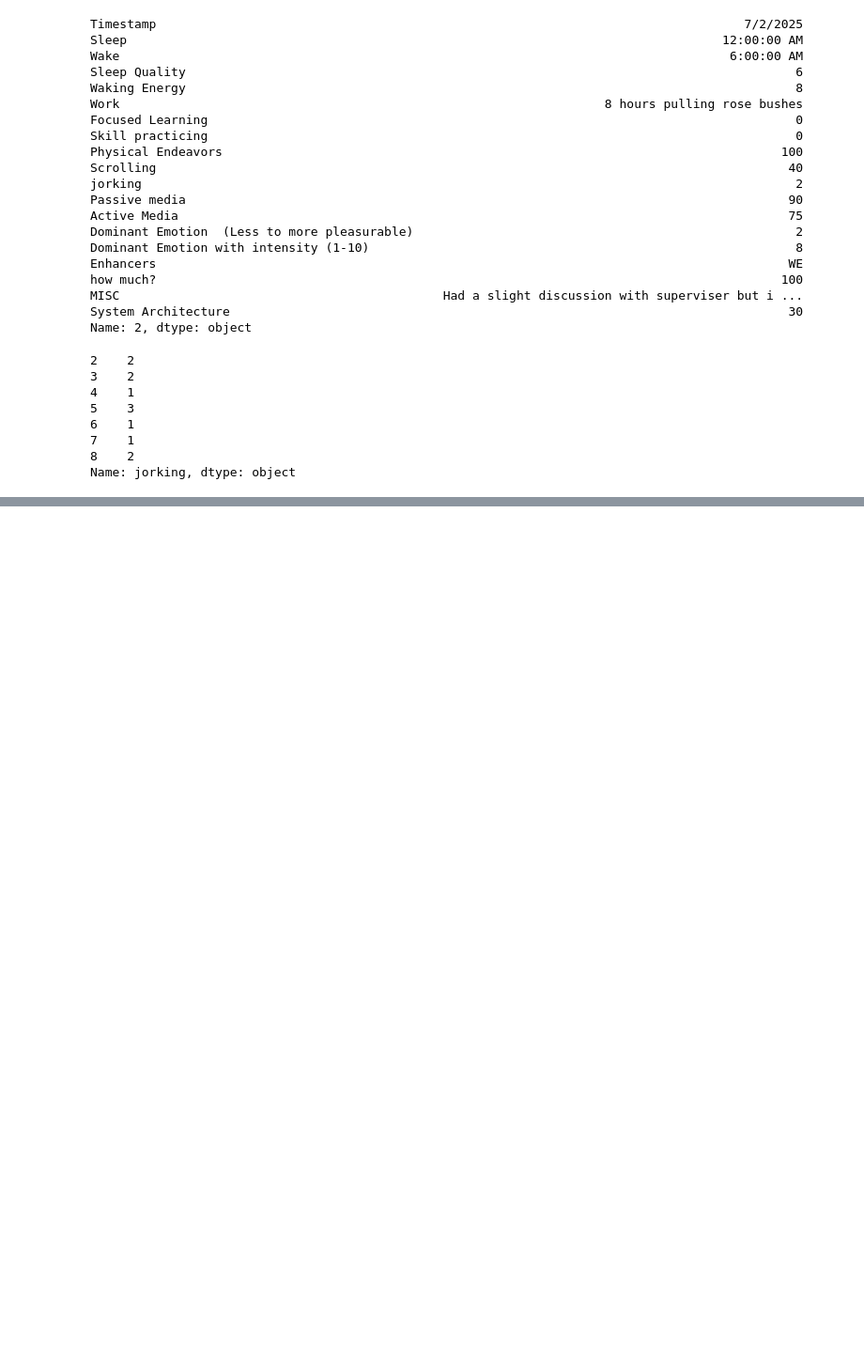
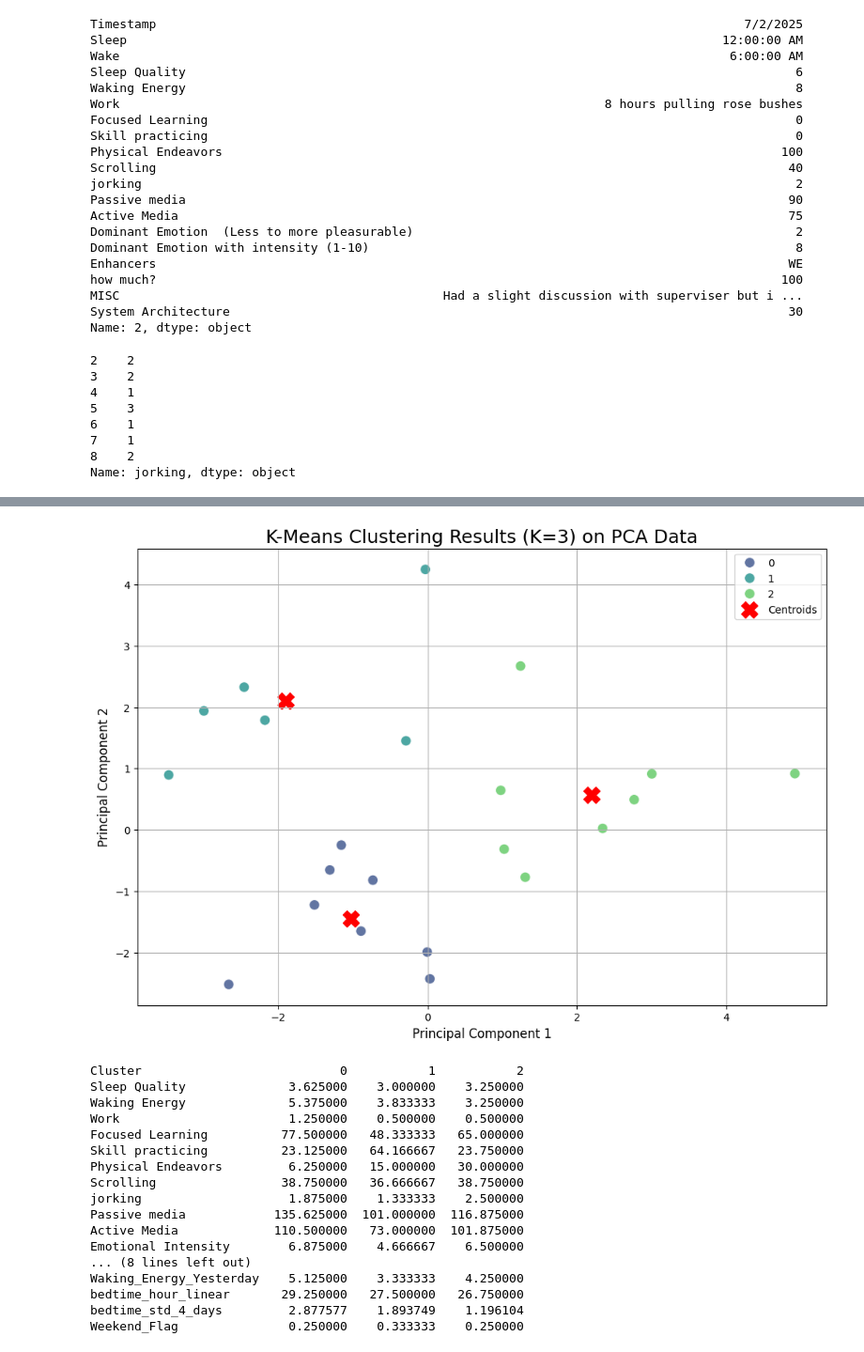
Before and after one commit to 8lak/Complex_Systems_Modeling, a Jupyter notebook: data_analysis_notebooks/01_EDA_and_Visualization.ipynb, the cells around one changed output, grey strips where cells are left out. Shown at 94% size. Drawn from its saved outputs; the diff is of its cells as text; code cells hidden in the pictures; blank space fills up the shorter version.

```diff
--- a/data_analysis_notebooks/01_EDA_and_Visualization.ipynb
+++ b/data_analysis_notebooks/01_EDA_and_Visualization.ipynb
@@ -201,0 +485,75 @@ plt.show()
+# %%
+# --- Run Final K-Means with Optimal K ---
+
+# Let's assume your optimal K from the elbow plot is 3
+optimal_k = 3
+
+# Initialize and fit the final K-Means model
+final_kmeans = KMeans(n_clusters=optimal_k, random_state=42, n_init='auto')
+final_kmeans.fit(X_for_clustering)
+
+# Get the cluster labels for each data point
+cluster_labels = final_kmeans.labels_
+
+# Add the new cluster labels to your plotting DataFrame
+df_plot['Cluster'] = cluster_labels
+# %%
+# --- Generate the Definitive Visualization ---
+plt.figure(figsize=(12, 8))
+
+# Use a color palette for better visual distinction between clusters
+palette = sns.color_palette('viridis', n_colors=optimal_k)
+
+# Create a scatter plot, coloring points by their assigned 'Cluster'
+sns.scatterplot(
+    x='Principal Component 1',
+    y='Principal Component 2',
+    hue='Cluster',        # Color by the new 'Cluster' column
+    data=df_plot,
+    palette=palette,
+    s=100,                # Make the points a bit larger
+    alpha=0.8
+)
+
+# Plot the centroids of the clusters
+centroids = final_kmeans.cluster_centers_
+plt.scatter(
+    centroids[:, 0],
+    centroids[:, 1],
+    c='red',              # Color centroids in red
+    s=250,                # Make centroids larger
+    marker='X',           # Use an 'X' marker
+    label='Centroids'
+)
+
+plt.title(f'K-Means Clustering Results (K={optimal_k}) on PCA Data', fontsize=18)
+plt.xlabel('Principal Component 1', fontsize=12)
+plt.ylabel('Principal Component 2', fontsize=12)
+plt.legend()
+plt.grid(True)
+plt.show()
+
+# --- Optional: Analyze the Clusters ---
+# See the average characteristics of each cluster
+cluster_analysis = df.loc[df_plot.index].join(df_plot['Cluster'])
+# Use numeric_only=True to tell pandas to ignore non-numeric columns
+print(cluster_analysis.groupby('Cluster').mean(numeric_only=True).T)
+# %% [output]
+[figure, added]
+Cluster                           0           1           2
+Sleep Quality              3.625000    3.000000    3.250000
+Waking Energy              5.375000    3.833333    3.250000
+Work                       1.250000    0.500000    0.500000
+Focused Learning          77.500000   48.333333   65.000000
+Skill practicing          23.125000   64.166667   23.750000
+Physical Endeavors         6.250000   15.000000   30.000000
+Scrolling                 38.750000   36.666667   38.750000
+jorking                    1.875000    1.333333    2.500000
+Passive media            135.625000  101.000000  116.875000
+Active Media             110.500000   73.000000  101.875000
+Emotional Intensity        6.875000    4.666667    6.500000
+... (8 lines left out)
+Waking_Energy_Yesterday    5.125000    3.333333    4.250000
+bedtime_hour_linear       29.250000   27.500000   26.750000
+bedtime_std_4_days         2.877577    1.893749    1.196104
+Weekend_Flag               0.250000    0.333333    0.250000
```
Also changed, not shown: parts of 17 cells of this notebook, 4 other files.
